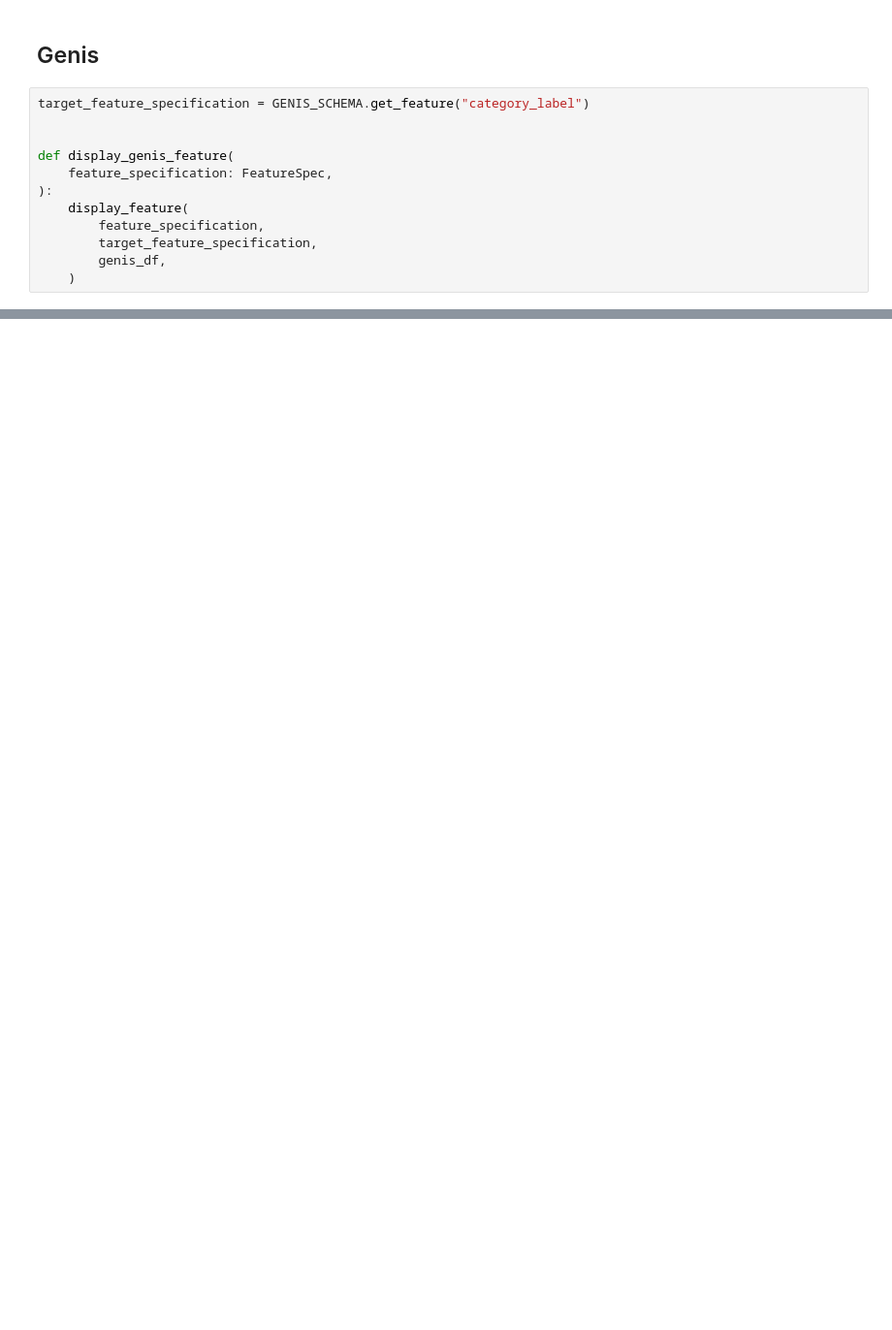
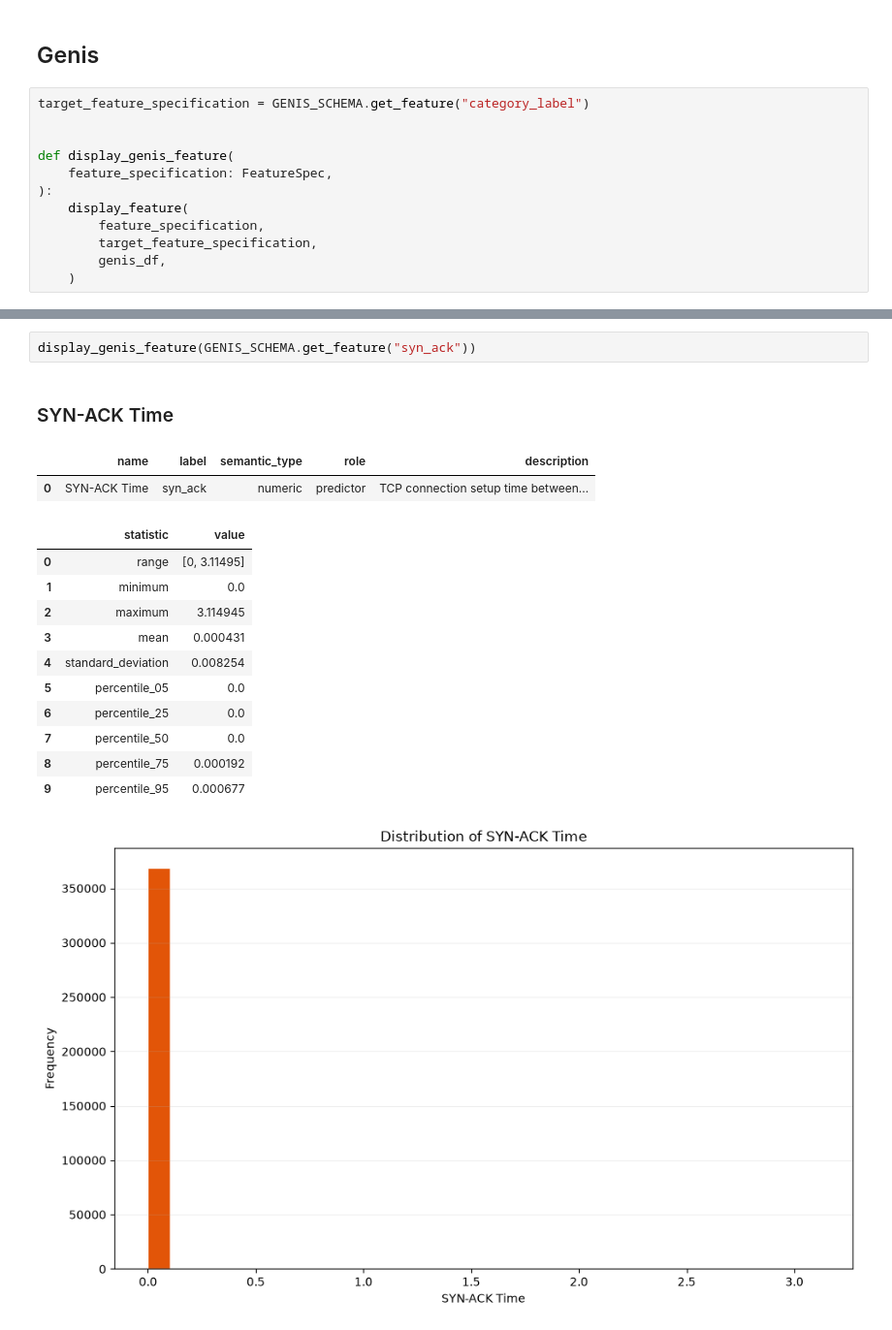
Before and after one commit to gabdumal/machine_learning_assignment, a Jupyter notebook: assignment/analysis_2.ipynb, the cells around one changed output, grey strips where cells are left out. Shown at 97% size. Drawn from its saved outputs; the diff is of its cells as text; blank space fills up the shorter version.

```diff
--- a/assignment/analysis_2.ipynb
+++ b/assignment/analysis_2.ipynb
@@ -69,0 +72,18 @@ Destination Port
+# %%
+display_genis_feature(GENIS_SCHEMA.get_feature("syn_ack"))
+# %% [output]
+SYN-ACK Time
+|  | name | label | semantic_type | role | description |
+| 0 | SYN-ACK Time | syn_ack | numeric | predictor | TCP connection setup time between... |
+|  | statistic | value |
+| 0 | range | [0, 3.11495] |
+| 1 | minimum | 0.0 |
+| 2 | maximum | 3.114945 |
+| 3 | mean | 0.000431 |
+| 4 | standard_deviation | 0.008254 |
+| 5 | percentile_05 | 0.0 |
+| 6 | percentile_25 | 0.0 |
+| 7 | percentile_50 | 0.0 |
+| 8 | percentile_75 | 0.000192 |
+| 9 | percentile_95 | 0.000677 |
+[figure, added]
```
Also changed, not shown: parts of 6 cells of this notebook, 2 other files.
